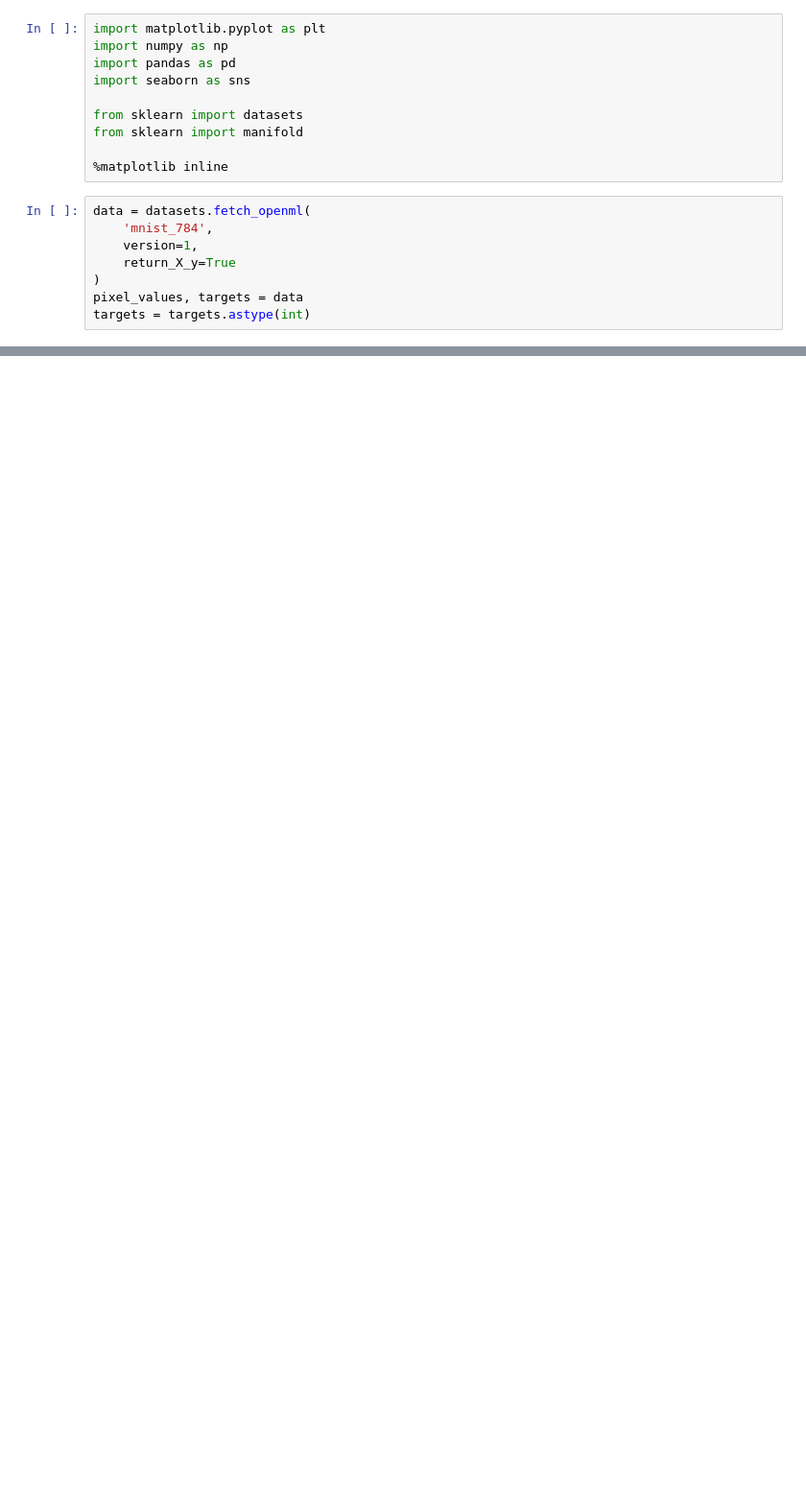
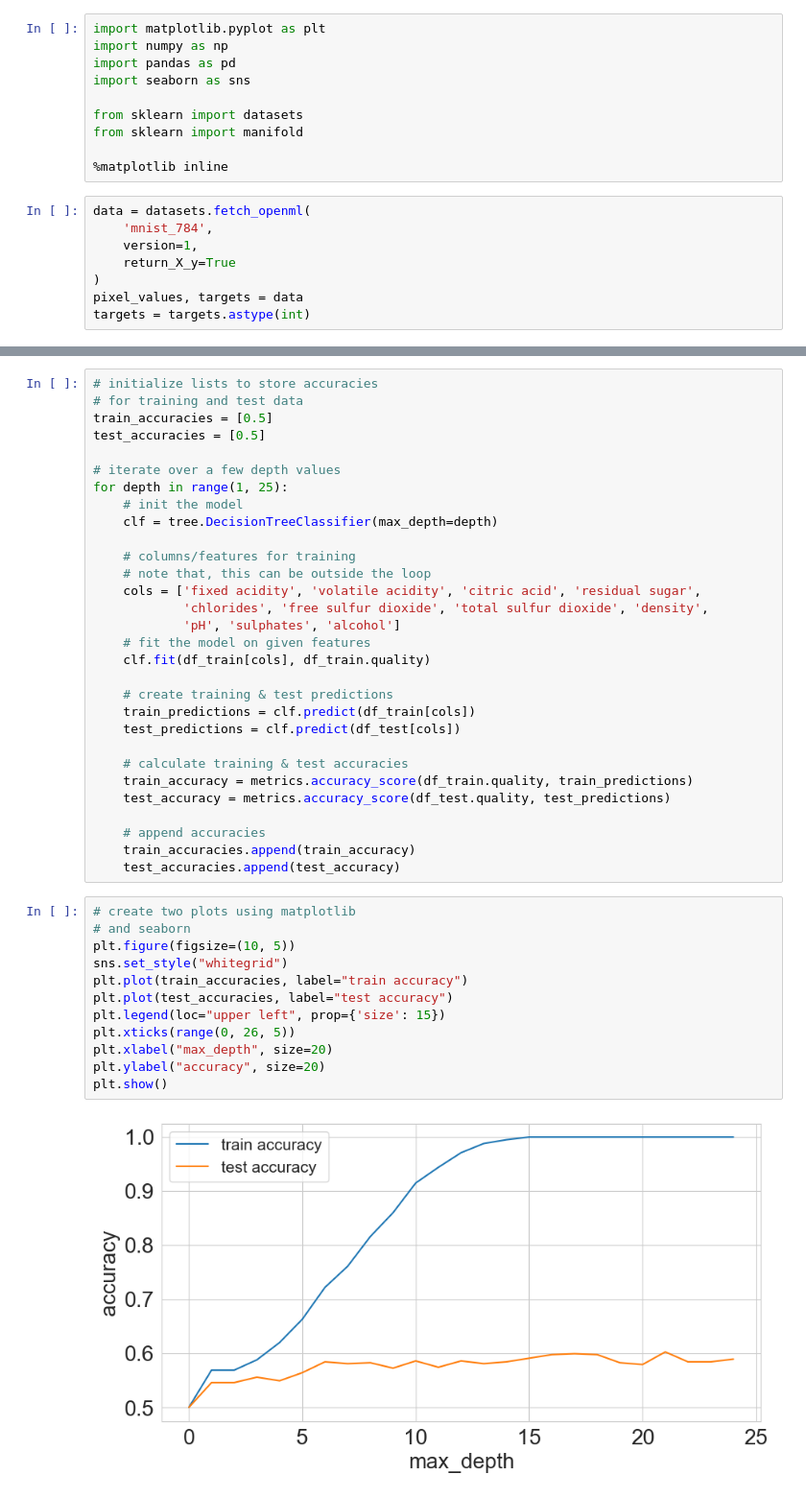
Before and after one commit to Qualia0503/ML_Review, a Jupyter notebook: 05_AAAMLP.ipynb, the cells around one changed output, grey strips where cells are left out. Shown: that part at 96% size. Drawn from its saved outputs; the diff is of its cells as text; blank space fills up the shorter version.

```diff
--- a/05_AAAMLP.ipynb
+++ b/05_AAAMLP.ipynb
@@ -68,0 +294,44 @@ print(f"期望拿对帽子的人数: {expectation:.4f}")
+# %%
+# initialize lists to store accuracies
+# for training and test data
+train_accuracies = [0.5]
+test_accuracies = [0.5]
+
+# iterate over a few depth values
+for depth in range(1, 25):
+    # init the model
+    clf = tree.DecisionTreeClassifier(max_depth=depth)
+
+    # columns/features for training
+    # note that, this can be outside the loop
+    cols = ['fixed acidity', 'volatile acidity', 'citric acid', 'residual sugar',
+            'chlorides', 'free sulfur dioxide', 'total sulfur dioxide', 'density',
+            'pH', 'sulphates', 'alcohol']
+    # fit the model on given features
+    clf.fit(df_train[cols], df_train.quality)
+
+    # create training & test predictions
+    train_predictions = clf.predict(df_train[cols])
+    test_predictions = clf.predict(df_test[cols])
+
+    # calculate training & test accuracies
+    train_accuracy = metrics.accuracy_score(df_train.quality, train_predictions)
+    test_accuracy = metrics.accuracy_score(df_test.quality, test_predictions)
+
+    # append accuracies
+    train_accuracies.append(train_accuracy)
+    test_accuracies.append(test_accuracy)
+# %%
+# create two plots using matplotlib
+# and seaborn
+plt.figure(figsize=(10, 5))
+sns.set_style("whitegrid")
+plt.plot(train_accuracies, label="train accuracy")
+plt.plot(test_accuracies, label="test accuracy")
+plt.legend(loc="upper left", prop={'size': 15})
+plt.xticks(range(0, 26, 5))
+plt.xlabel("max_depth", size=20)
+plt.ylabel("accuracy", size=20)
+plt.show()
+# %% [output]
+[figure, added]
```
Also changed, not shown: parts of 28 cells of this notebook, 2 other files.
